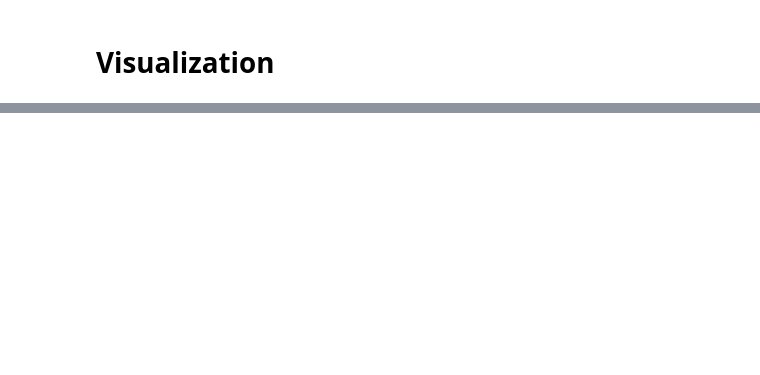
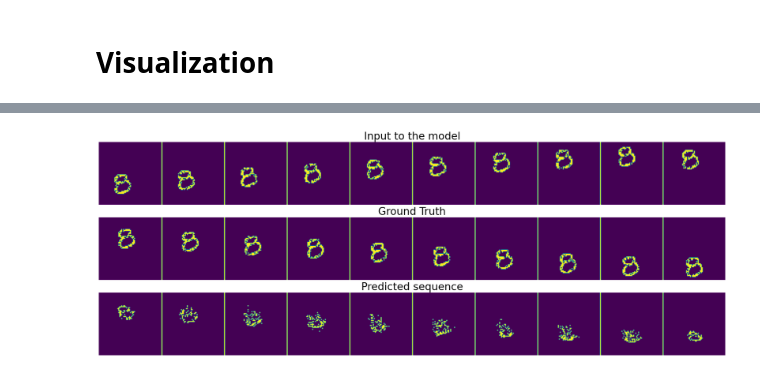
Before and after one commit to dariush-salami/attention-based-edge-convolution, a Jupyter notebook: eval_mmnist.ipynb, the cells around one changed output, grey strips where cells are left out. Cells and saved outputs as stored; diff of their text form; code cells hidden in the pictures; blank space fills up the shorter version.

```diff
--- a/eval_mmnist.ipynb
+++ b/eval_mmnist.ipynb
@@ -160,0 +174,4 @@ plot_seq(np.random.randint(len(prediction_list)))
+# %%
+plot_seq(np.random.randint(len(prediction_list)))
+# %% [output]
+[figure, added]
```
Also changed, not shown: parts of 11 cells of this notebook, 3 other files.
